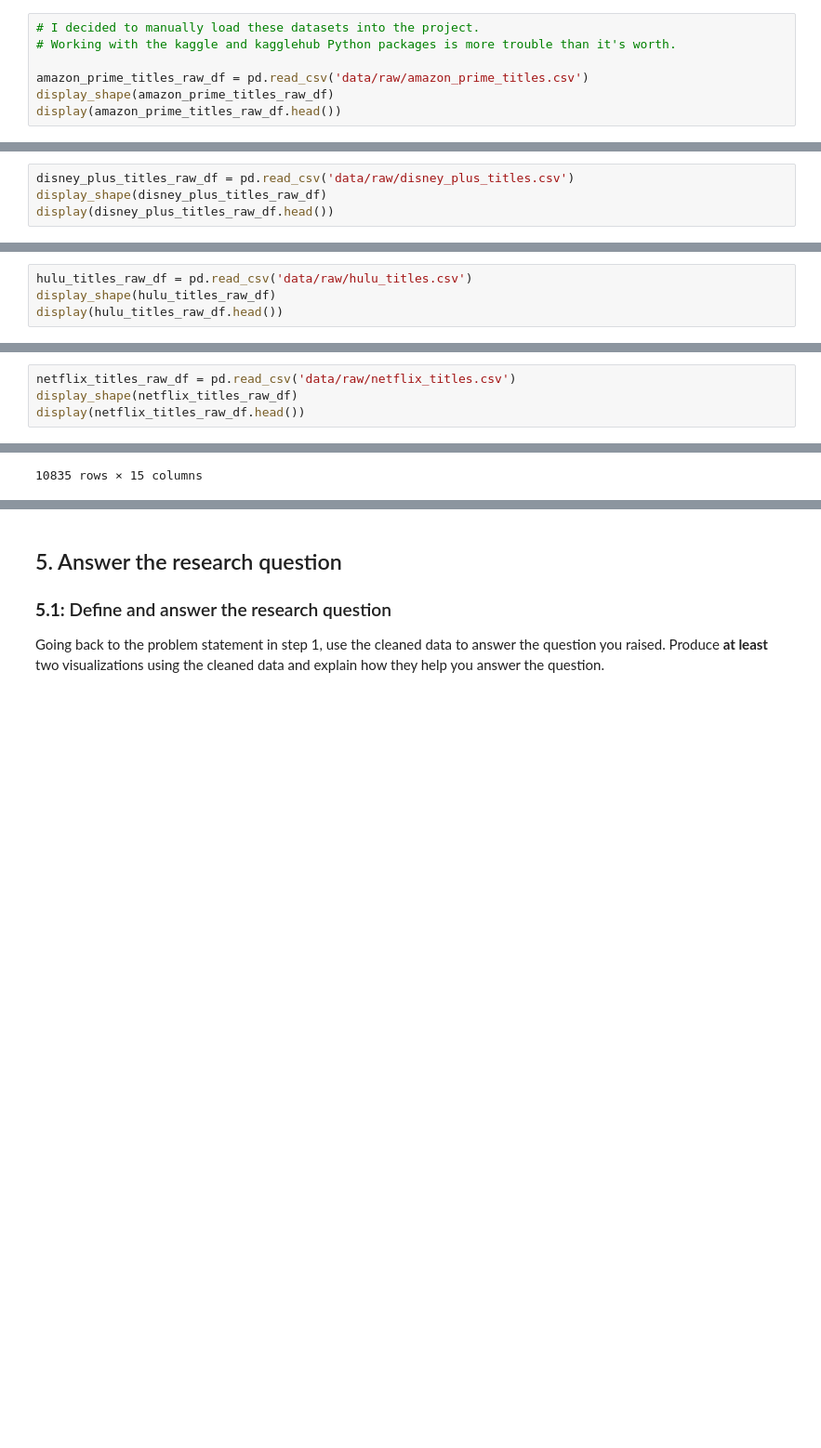
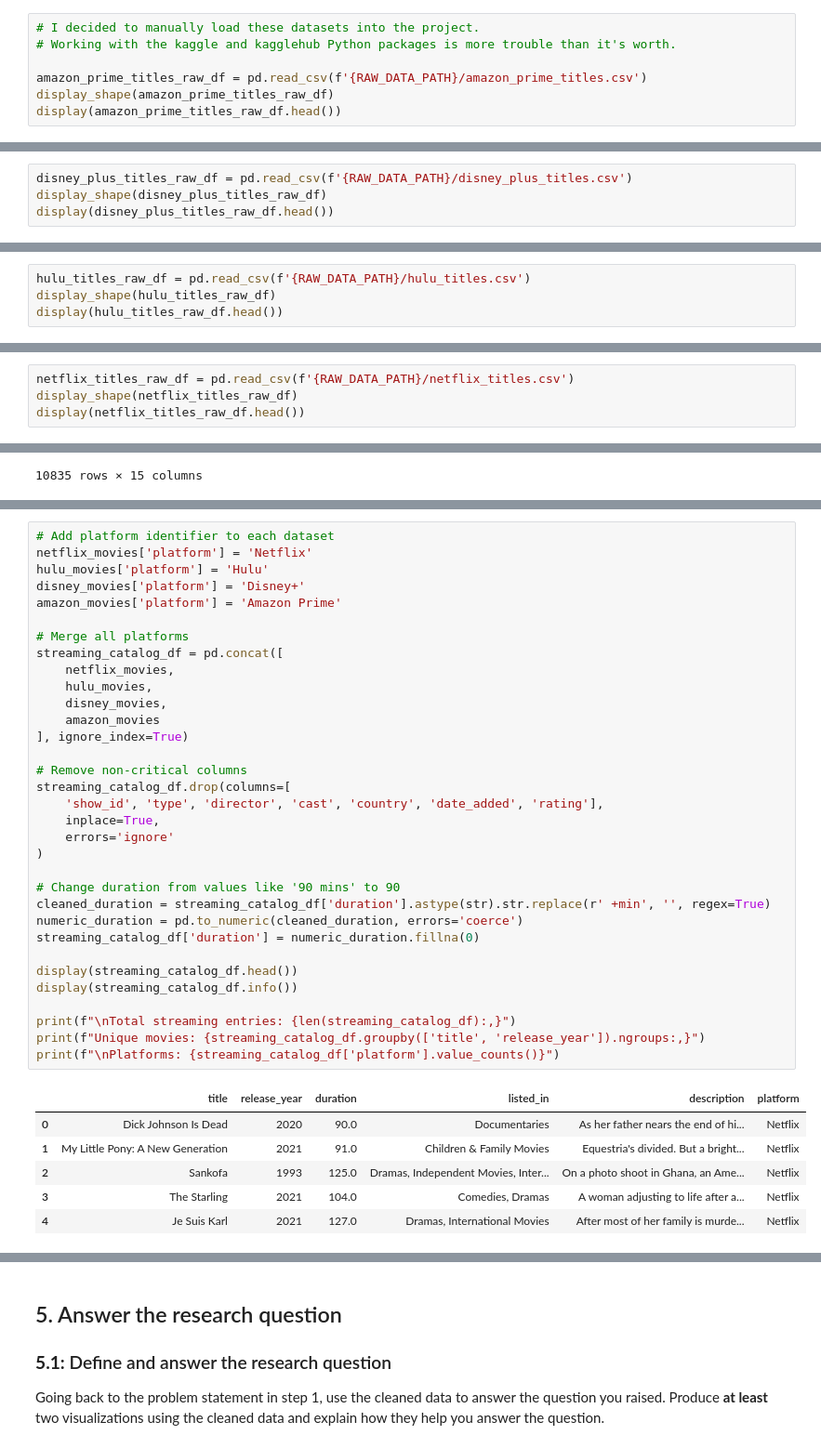
Before and after one commit to kellewic/data-analyst-nanodegree-projects, a Jupyter notebook: project2/data_wrangling_project_starter.ipynb, the cells around one changed output, grey strips where cells are left out. Shown at 93% size. Saved outputs shown, nothing was run; the diff lists cells and outputs as text; blank space fills up the shorter version.

Commit message:
Finished cleaning and merging datasets

```diff
--- a/project2/data_wrangling_project_starter.ipynb
+++ b/project2/data_wrangling_project_starter.ipynb
@@ -338,7 +339,7 @@ Streaming platforms represent the industry's future, but comprehensive availabil
 # I decided to manually load these datasets into the project.
 # Working with the kaggle and kagglehub Python packages is more trouble than it's worth.
 
-amazon_prime_titles_raw_df = pd.read_csv('data/raw/amazon_prime_titles.csv')
+amazon_prime_titles_raw_df = pd.read_csv(f'{RAW_DATA_PATH}/amazon_prime_titles.csv')
 display_shape(amazon_prime_titles_raw_df)
 display(amazon_prime_titles_raw_df.head())
 # %% [output]
@@ -353,7 +354,7 @@ Columns: 12
 # %% [markdown]
 >**Disney Plus**
 # %%
-disney_plus_titles_raw_df = pd.read_csv('data/raw/disney_plus_titles.csv')
+disney_plus_titles_raw_df = pd.read_csv(f'{RAW_DATA_PATH}/disney_plus_titles.csv')
 display_shape(disney_plus_titles_raw_df)
 display(disney_plus_titles_raw_df.head())
 # %% [output]
@@ -368,7 +369,7 @@ Columns: 12
 # %% [markdown]
 >**Hulu**
 # %%
-hulu_titles_raw_df = pd.read_csv('data/raw/hulu_titles.csv')
+hulu_titles_raw_df = pd.read_csv(f'{RAW_DATA_PATH}/hulu_titles.csv')
 display_shape(hulu_titles_raw_df)
 display(hulu_titles_raw_df.head())
 # %% [output]
@@ -383,7 +384,7 @@ Columns: 12
 # %% [markdown]
 >**Netflix**
 # %%
-netflix_titles_raw_df = pd.read_csv('data/raw/netflix_titles.csv')
+netflix_titles_raw_df = pd.read_csv(f'{RAW_DATA_PATH}/netflix_titles.csv')
 display_shape(netflix_titles_raw_df)
 display(netflix_titles_raw_df.head())
 # %% [output]
@@ -1900,0 +1984,40 @@ Update your local database/data store with the cleaned data, following best prac
+# %%
+# Add platform identifier to each dataset
+netflix_movies['platform'] = 'Netflix'
+hulu_movies['platform'] = 'Hulu'
+disney_movies['platform'] = 'Disney+'
+amazon_movies['platform'] = 'Amazon Prime'
+
+# Merge all platforms
+streaming_catalog_df = pd.concat([
+    netflix_movies,
+    hulu_movies,
+    disney_movies,
+    amazon_movies
+], ignore_index=True)
+
+# Remove non-critical columns
+streaming_catalog_df.drop(columns=[
+    'show_id', 'type', 'director', 'cast', 'country', 'date_added', 'rating'],
+    inplace=True,
+    errors='ignore'
+)
+
+# Change duration from values like '90 mins' to 90
+cleaned_duration = streaming_catalog_df['duration'].astype(str).str.replace(r' +min', '', regex=True)
+numeric_duration = pd.to_numeric(cleaned_duration, errors='coerce')
+streaming_catalog_df['duration'] = numeric_duration.fillna(0)
+
+display(streaming_catalog_df.head())
+display(streaming_catalog_df.info())
+
+print(f"\nTotal streaming entries: {len(streaming_catalog_df):,}")
+print(f"Unique movies: {streaming_catalog_df.groupby(['title', 'release_year']).ngroups:,}")
+print(f"\nPlatforms: {streaming_catalog_df['platform'].value_counts()}")
+# %% [output]
+|  | title | release_year | duration | listed_in | description | platform |
+| 0 | Dick Johnson Is Dead | 2020 | 90.0 | Documentaries | As her father nears the end of hi... | Netflix |
+| 1 | My Little Pony: A New Generation | 2021 | 91.0 | Children & Family Movies | Equestria's divided. But a bright... | Netflix |
+| 2 | Sankofa | 1993 | 125.0 | Dramas, Independent Movies, Inter... | On a photo shoot in Ghana, an Ame... | Netflix |
+| 3 | The Starling | 2021 | 104.0 | Comedies, Dramas | A woman adjusting to life after a... | Netflix |
+| 4 | Je Suis Karl | 2021 | 127.0 | Dramas, International Movies | After most of her family is murde... | Netflix |
```
Also changed, not shown: parts of 36 cells of this notebook, 3 other files.
